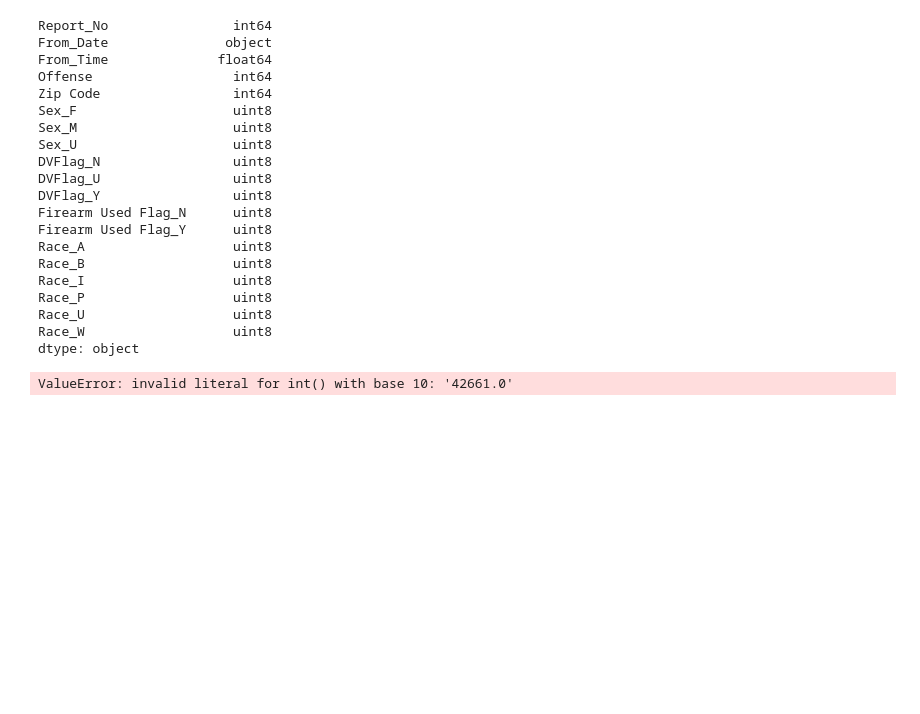
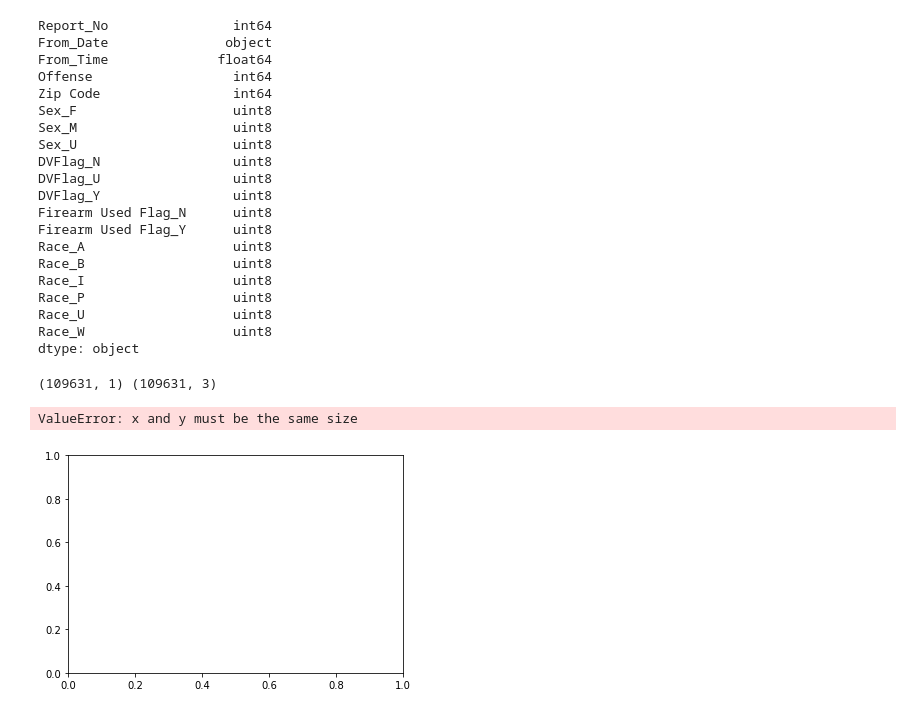
Before and after one commit to sashabridges/DowntownData, a Jupyter notebook: CSVs/terrible times.ipynb, the cells around one changed output. Cells and saved outputs as stored; diff of their text form; code cells hidden in the pictures; blank space fills up the shorter version.

```diff
--- a/CSVs/Untitled.ipynb
+++ b/CSVs/terrible times.ipynb
@@ -135,8 +135,9 @@ Race_P                   uint8
 Race_U                   uint8
 Race_W                   uint8
 dtype: object
-# %%
-df_2016["From_Date"] = df_2016["From_Date"].astype(str)
-df_2016["From_Date"] = df_2016["From_Date"].astype(int)
-# %% [output]
-ValueError: invalid literal for int() with base 10: '42661.0'
+# %%
+X = df_2016["Offense"].values.reshape(-1, 1)
+y = df_2016[["Sex_F", "Sex_M", "Sex_U"]]
+print(X.shape, y.shape)
+# %% [output]
+(109631, 1) (109631, 3)
@@ -142,0 +157,5 @@ ValueError: invalid literal for int() with base 10: '42661.0'
+# %%
+plt.scatter(X, y)
+# %% [output]
+ValueError: x and y must be the same size
+[figure, added]
```
Also changed, not shown: parts of 10 cells of this notebook, 18 other files.
